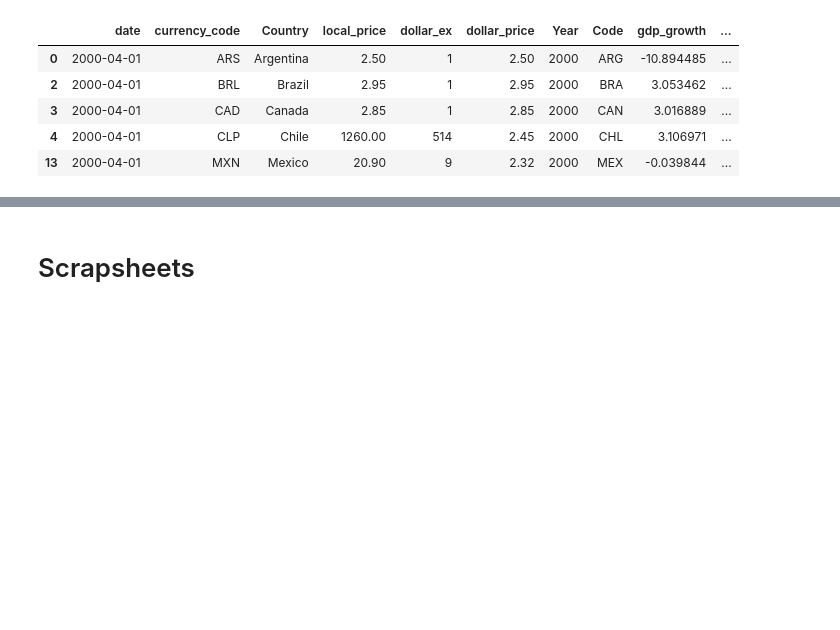
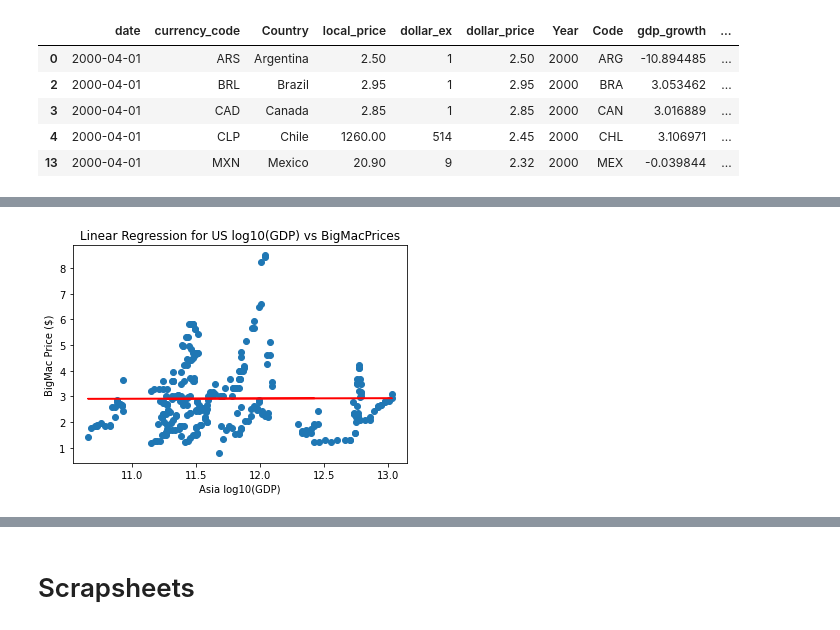
Before and after one commit to bolwerk-b/Final-Project, a Jupyter notebook: machine learning/Machine_Learning_models-final.ipynb, the cells around one changed output, grey strips where cells are left out. Cells and saved outputs as stored; diff of their text form; code cells hidden in the pictures; blank space fills up the shorter version.

```diff
--- a/machine learning/Machine_Learning_models-final.ipynb
+++ b/machine learning/Machine_Learning_models-final.ipynb
@@ -465,0 +509,3 @@ print(model.score(X,y))
+# %%
+df_Asia = df.loc[df['region'] == "Asia"]
+df_Asia.head()
@@ -465,0 +519,4 @@ print(model.score(X,y))
+# %%
+# Defining the feature (X) and target (y)
+X = df_Asia.GDP_log10.values.reshape(-1,1)
+y = df_Asia.dollar_price.values.reshape(-1,1)
@@ -465,0 +536,10 @@ print(model.score(X,y))
+# %%
+# Creating a scatter plot with a regression curve
+plt.scatter(X, y)
+plt.xlabel('Asia log10(GDP)')
+plt.ylabel('BigMac Price ($)')
+plt.title('Linear Regression for US log10(GDP) vs BigMacPrices')
+plt.plot(X, y_pred, color='red')
+plt.show()
+# %% [output]
+[figure, added]
```
Also changed, not shown: parts of 28 cells of this notebook.
